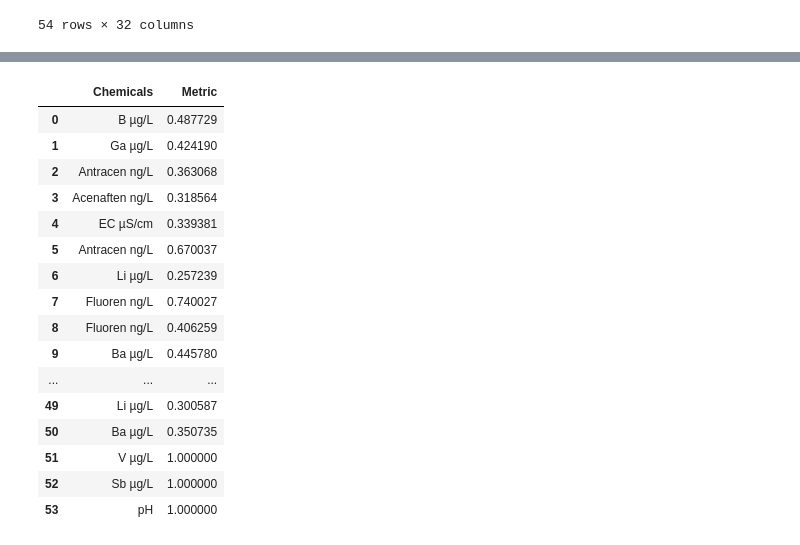
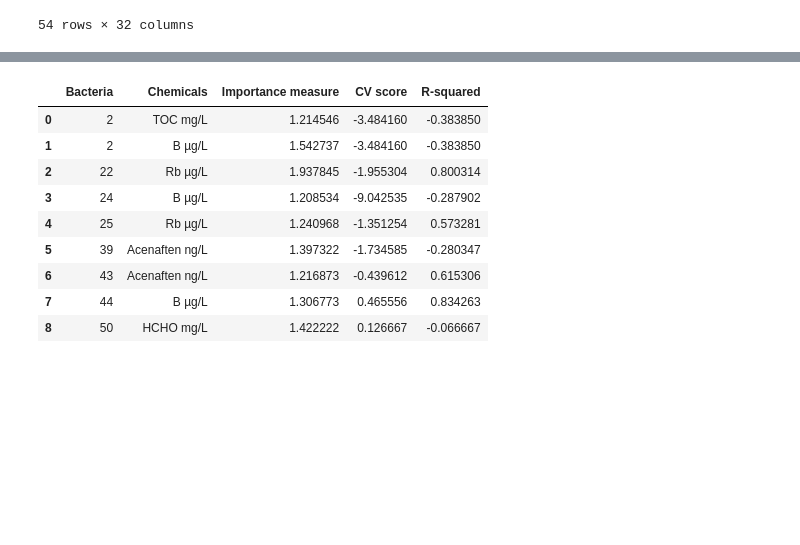
Before and after one commit to melehean/Bioinformatics-Project, a Jupyter notebook: type_analysis.ipynb, the cells around one changed output, grey strips where cells are left out. Cells and saved outputs as stored; diff of their text form; code cells hidden in the pictures; blank space fills up the shorter version.

```diff
--- a/type_analysis.ipynb
+++ b/type_analysis.ipynb
@@ -99,21 +59,18 @@ ml_methods.get_results_for_all_bacteria(
-# %%
-ml_methods.get_results_for_all_bacteria(
-    chemical_data, type_data, ml_methods.get_xgboost_importance)
-# %% [output]
-|  | Chemicals | Metric |
-| 0 | B µg/L | 0.487729 |
-| 1 | Ga µg/L | 0.424190 |
-| 2 | Antracen ng/L | 0.363068 |
-| 3 | Acenaften ng/L | 0.318564 |
-| 4 | EC µS/cm | 0.339381 |
-| 5 | Antracen ng/L | 0.670037 |
-| 6 | Li µg/L | 0.257239 |
-| 7 | Fluoren ng/L | 0.740027 |
-| 8 | Fluoren ng/L | 0.406259 |
-| 9 | Ba µg/L | 0.445780 |
-| ... | ... | ... |
-| 49 | Li µg/L | 0.300587 |
-| 50 | Ba µg/L | 0.350735 |
-| 51 | V µg/L | 1.000000 |
-| 52 | Sb µg/L | 1.000000 |
-| 53 | pH | 1.000000 |
+# %%
+decition_tree_importance = results_gathering.important_relationships_for_all_bacteria(
+    chemical_data,
+    type_data,
+    ml_importance_methods.get_decision_tree_importance,
+    importance_threshold=1.2)
+decition_tree_importance
+# %% [output]
+|  | Bacteria | Chemicals | Importance measure | CV score | R-squared |
+| 0 | 2 | TOC mg/L | 1.214546 | -3.484160 | -0.383850 |
+| 1 | 2 | B µg/L | 1.542737 | -3.484160 | -0.383850 |
+| 2 | 22 | Rb µg/L | 1.937845 | -1.955304 | 0.800314 |
+| 3 | 24 | B µg/L | 1.208534 | -9.042535 | -0.287902 |
+| 4 | 25 | Rb µg/L | 1.240968 | -1.351254 | 0.573281 |
+| 5 | 39 | Acenaften ng/L | 1.397322 | -1.734585 | -0.280347 |
+| 6 | 43 | Acenaften ng/L | 1.216873 | -0.439612 | 0.615306 |
+| 7 | 44 | B µg/L | 1.306773 | 0.465556 | 0.834263 |
+| 8 | 50 | HCHO mg/L | 1.422222 | 0.126667 | -0.066667 |
```
Also changed, not shown: parts of 6 cells of this notebook, 5 other files.
